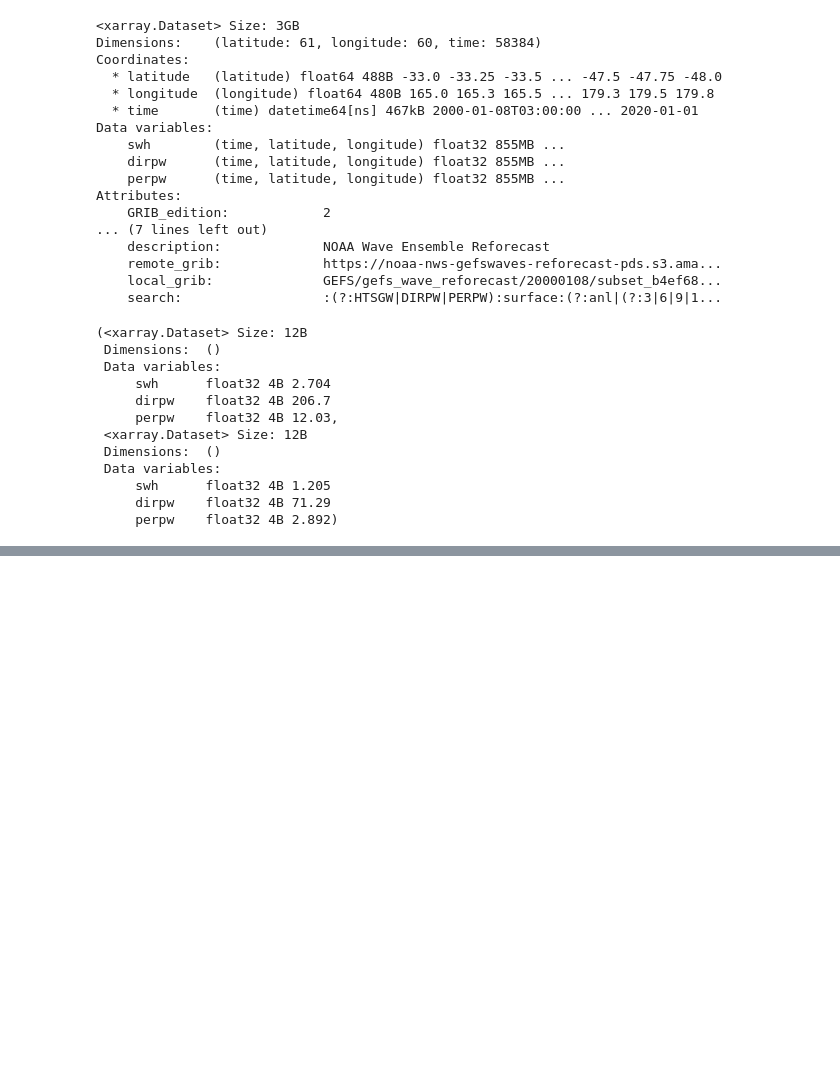
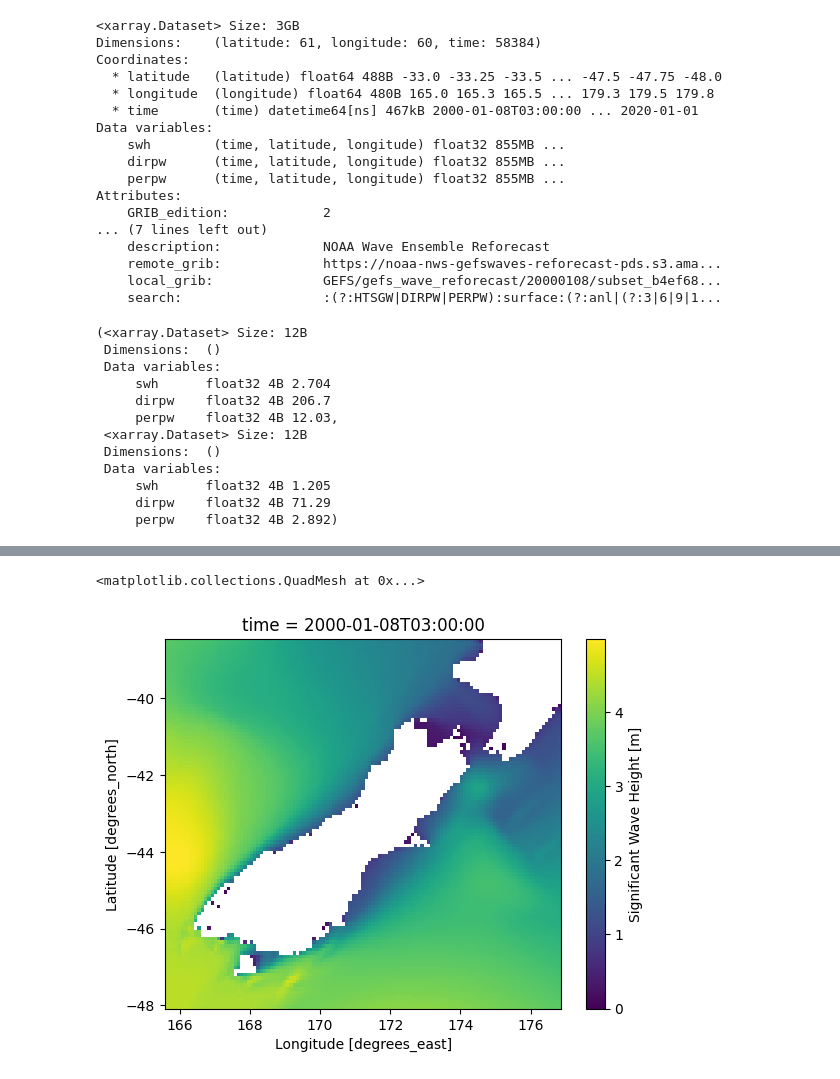
Before and after one commit to UoA-eResearch/physicsnemo, a Jupyter notebook: calc_stats.ipynb, the cells around one changed output, grey strips where cells are left out. Cells and saved outputs as stored; diff of their text form; code cells hidden in the pictures; blank space fills up the shorter version.

```diff
--- a/calc_stats.ipynb
+++ b/calc_stats.ipynb
@@ -89,5 +147,5 @@ NI.Hsig[0].plot()
 # %%
-SI = xr.open_dataset("Joao/SI.nc", decode_times=False)
+SI = xr.open_dataset("Joao/SI.nc")
 display(SI)
 SI_mean = SI.mean()
 SI_std = SI.std()
@@ -117 +175,6 @@ Data variables:
      RTm01    float64 8B 1.765)
+# %%
+SI.Hsig[0].plot()
+# %% [output]
+<matplotlib.collections.QuadMesh at 0x...>
+[figure, added]
```
Also changed, not shown: parts of 11 cells of this notebook, 1 other file.
